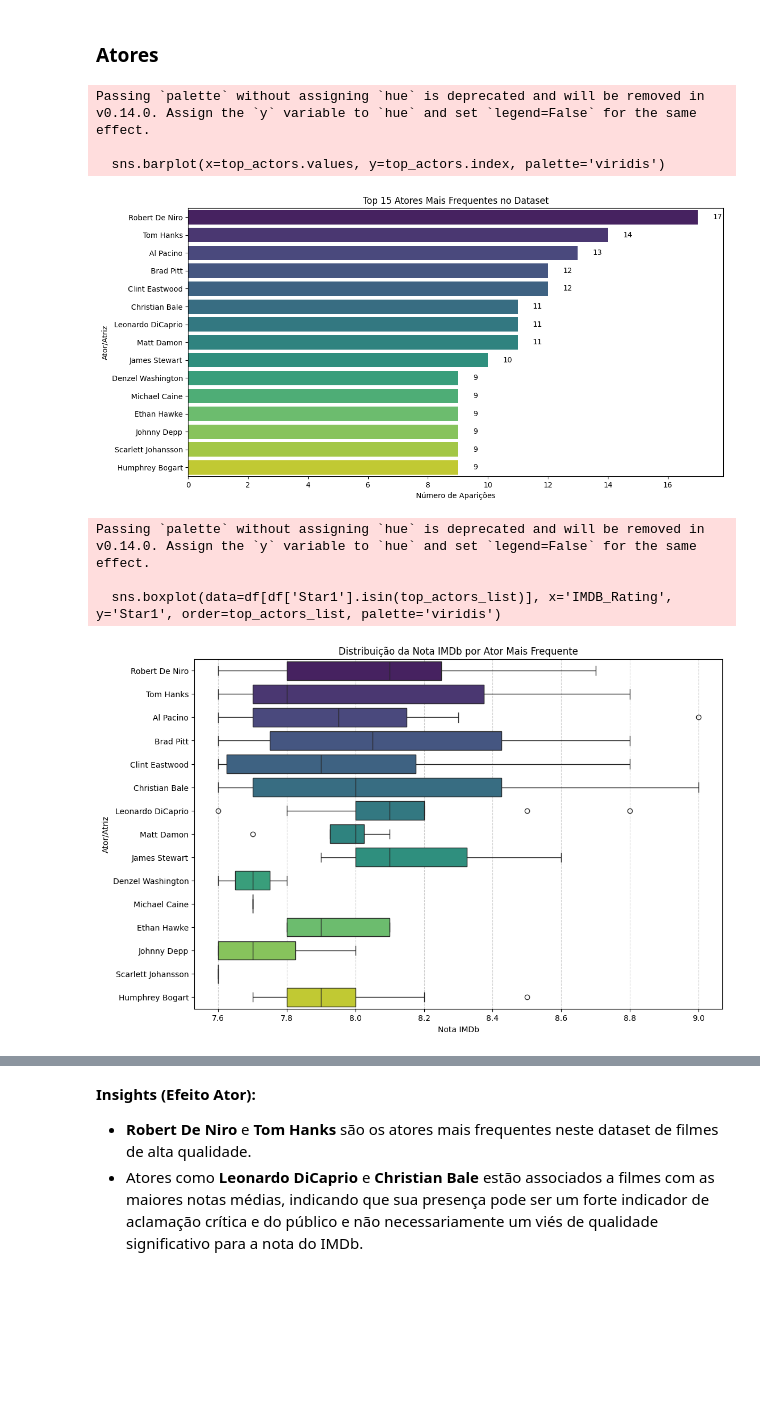
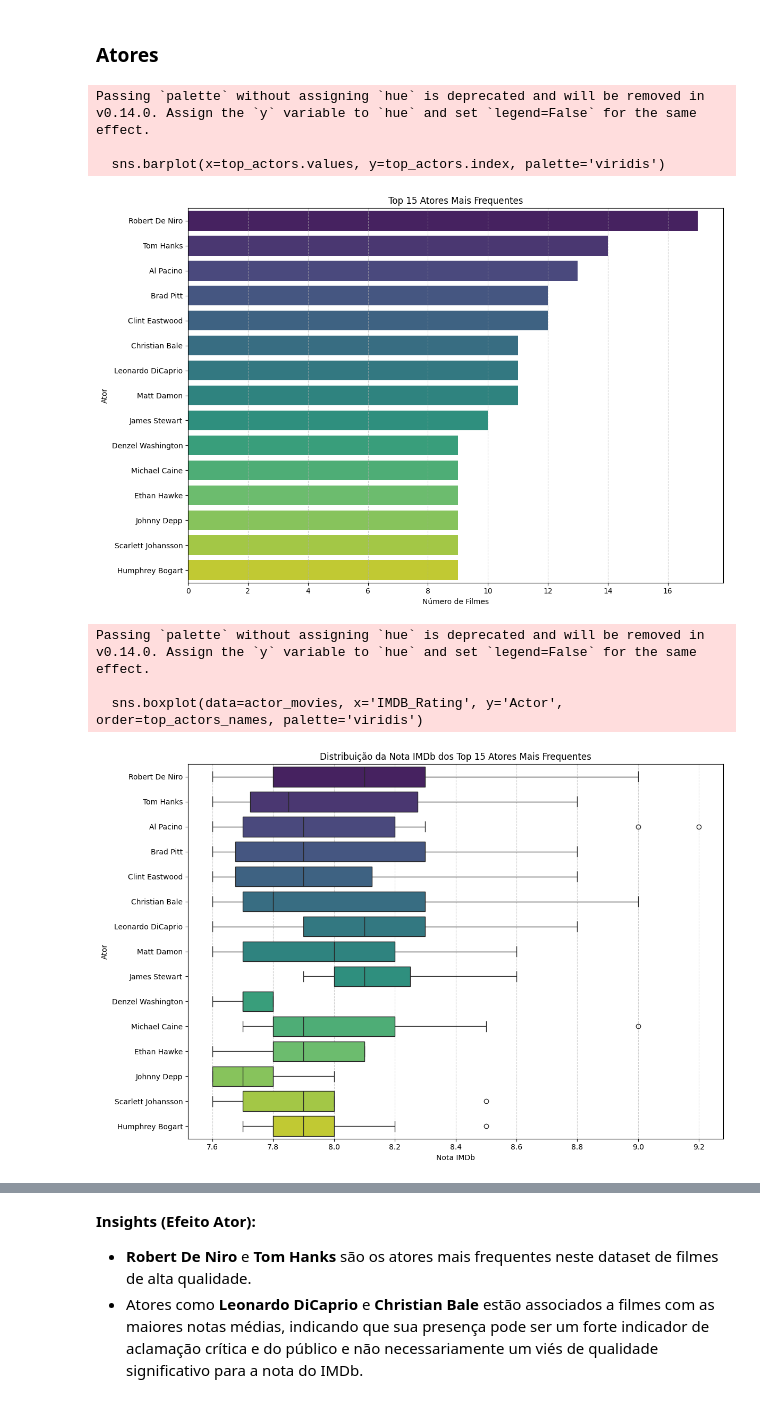
Before and after one commit to lucasqueiros/LH_CD_LUCAS_DE_QUEIROS_SOUZA, a Jupyter notebook: notebooks/02-eda.ipynb, the cells around one changed output, grey strips where cells are left out. Cells and saved outputs as stored; diff of their text form; code cells hidden in the pictures; blank space fills up the shorter version.

```diff
--- a/notebooks/02-eda.ipynb
+++ b/notebooks/02-eda.ipynb
@@ -162,34 +184,39 @@ Aqui na análise de diretores tivemos uma variação de aproximadamente 0.35. Po
 **Importante:** Com isso não é possivel afirmar que `Director` é um bom preditor para `IMDB_Rating`, esta análise mostra que a influência do diretor é mais forte em termos de consistencia do que de excelência.
 # %% [markdown]
 ### Atores
-# %%
-plt.figure(figsize=(12, 6))
-sns.barplot(x=top_actors.values, y=top_actors.index, palette='viridis')
-plt.title('Top 15 Atores Mais Frequentes no Dataset')
-plt.xlabel('Número de Aparições')
-plt.ylabel('Ator/Atriz')
-for i, count in enumerate(top_actors.values):
-    plt.text(count + 0.5, i, str(count), va='center')
-plt.tight_layout()
-plt.show()
-
-top_actors_list = list(top_actors.index)
-# %% [output]
-Passing `palette` without assigning `hue` is deprecated and will be removed in v0.14.0. Assign the `y` variable to `hue` and set `legend=False` for the same effect.
-
-  sns.barplot(x=top_actors.values, y=top_actors.index, palette='viridis')
-[figure, removed]
-# %%
-plt.figure(figsize=(12, 8))
-sns.boxplot(data=df[df['Star1'].isin(top_actors_list)], x='IMDB_Rating', y='Star1', order=top_actors_list, palette='viridis')
-plt.title('Distribuição da Nota IMDb por Ator Mais Frequente')
-plt.xlabel('Nota IMDb')
-plt.ylabel('Ator/Atriz')
-plt.grid(axis='x', linestyle='--', alpha=0.6)
-plt.show()
-# %% [output]
-Passing `palette` without assigning `hue` is deprecated and will be removed in v0.14.0. Assign the `y` variable to `hue` and set `legend=False` for the same effect.
-
-  sns.boxplot(data=df[df['Star1'].isin(top_actors_list)], x='IMDB_Rating', y='Star1', order=top_actors_list, palette='viridis')
-[figure, removed]
+# %%
+# Selecionar os 15 atores mais frequentes
+top_actors = actor_df['Actor'].value_counts().nlargest(15)
+
+# Bar plot dos atores mais frequentes usando seaborn
+plt.figure(figsize=(12, 8))
+sns.barplot(x=top_actors.values, y=top_actors.index, palette='viridis')
+plt.title('Top 15 Atores Mais Frequentes')
+plt.xlabel('Número de Filmes')
+plt.ylabel('Ator')
+plt.grid(axis='x', linestyle='--', alpha=0.6)
+plt.tight_layout()
+plt.show()
+
+# Boxplot das notas IMDb para os 15 atores mais frequentes
+top_actors_names = top_actors.index.tolist()
+actor_movies = actor_df[actor_df['Actor'].isin(top_actors_names)]
+
+plt.figure(figsize=(12, 8))
+sns.boxplot(data=actor_movies, x='IMDB_Rating', y='Actor', order=top_actors_names, palette='viridis')
+plt.title('Distribuição da Nota IMDb dos Top 15 Atores Mais Frequentes')
+plt.xlabel('Nota IMDb')
+plt.ylabel('Ator')
+plt.grid(axis='x', linestyle='--', alpha=0.6)
+plt.tight_layout()
+plt.show()
+# %% [output]
+Passing `palette` without assigning `hue` is deprecated and will be removed in v0.14.0. Assign the `y` variable to `hue` and set `legend=False` for the same effect.
+
+  sns.barplot(x=top_actors.values, y=top_actors.index, palette='viridis')
+[figure, added]
+Passing `palette` without assigning `hue` is deprecated and will be removed in v0.14.0. Assign the `y` variable to `hue` and set `legend=False` for the same effect.
+
+  sns.boxplot(data=actor_movies, x='IMDB_Rating', y='Actor', order=top_actors_names, palette='viridis')
+[figure, added]
 # %% [markdown]
```
Also changed, not shown: parts of 18 cells of this notebook, 3 other files.
